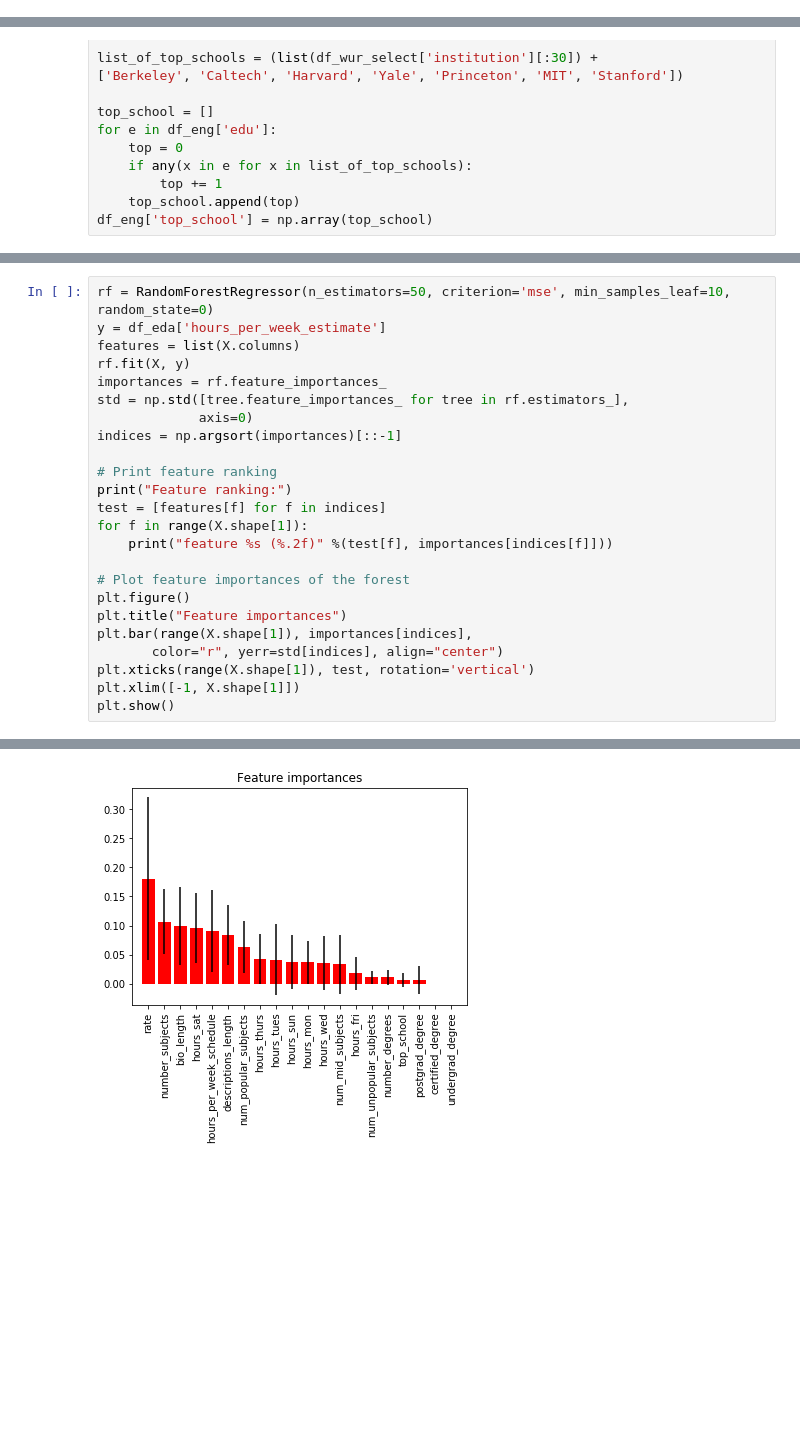
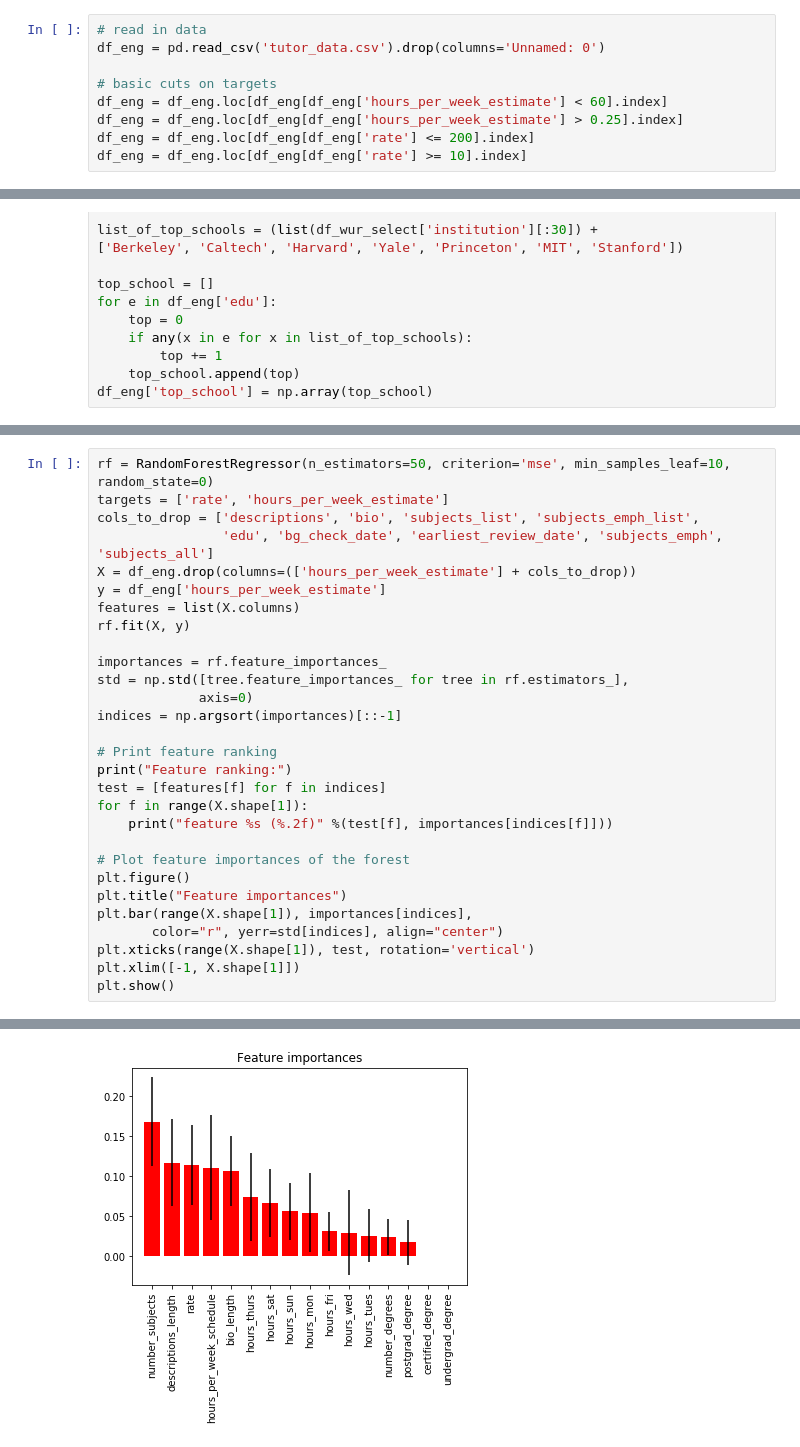
Before and after one commit to vijayoct27/tutor_prediction, a Jupyter notebook: tutor_eda.ipynb, the cells around one changed output, grey strips where cells are left out. Saved outputs shown, nothing was run; the diff lists cells and outputs as text; blank space fills up the shorter version.

```diff
--- a/tutor_eda.ipynb
+++ b/tutor_eda.ipynb
@@ -13,0 +16,9 @@ df_eng = pd.read_csv('tutor_data.csv').drop(columns='Unnamed: 0')
+# %%
+# read in data
+df_eng = pd.read_csv('tutor_data.csv').drop(columns='Unnamed: 0')
+
+# basic cuts on targets
+df_eng = df_eng.loc[df_eng[df_eng['hours_per_week_estimate'] < 60].index]
+df_eng = df_eng.loc[df_eng[df_eng['hours_per_week_estimate'] > 0.25].index]
+df_eng = df_eng.loc[df_eng[df_eng['rate'] <= 200].index]
+df_eng = df_eng.loc[df_eng[df_eng['rate'] >= 10].index]
@@ -195,8 +177,13 @@ plt.show()
 # %%
 rf = RandomForestRegressor(n_estimators=50, criterion='mse', min_samples_leaf=10, random_state=0)
-y = df_eda['hours_per_week_estimate']
+targets = ['rate', 'hours_per_week_estimate']
+cols_to_drop = ['descriptions', 'bio', 'subjects_list', 'subjects_emph_list',
+                'edu', 'bg_check_date', 'earliest_review_date', 'subjects_emph', 'subjects_all']
+X = df_eng.drop(columns=(['hours_per_week_estimate'] + cols_to_drop))
+y = df_eng['hours_per_week_estimate']
 features = list(X.columns)
 rf.fit(X, y)
+
 importances = rf.feature_importances_
 std = np.std([tree.feature_importances_ for tree in rf.estimators_],
              axis=0)
@@ -235,6 +222,6 @@ feature postgrad_degree (0.01)
 feature certified_degree (0.00)
 feature undergrad_degree (0.00)
-[figure, old version]
+[figure, new version]
 # %%
 k_range = range(1, 31)
 k_scores = []
```
Also changed, not shown: parts of 19 cells of this notebook.
